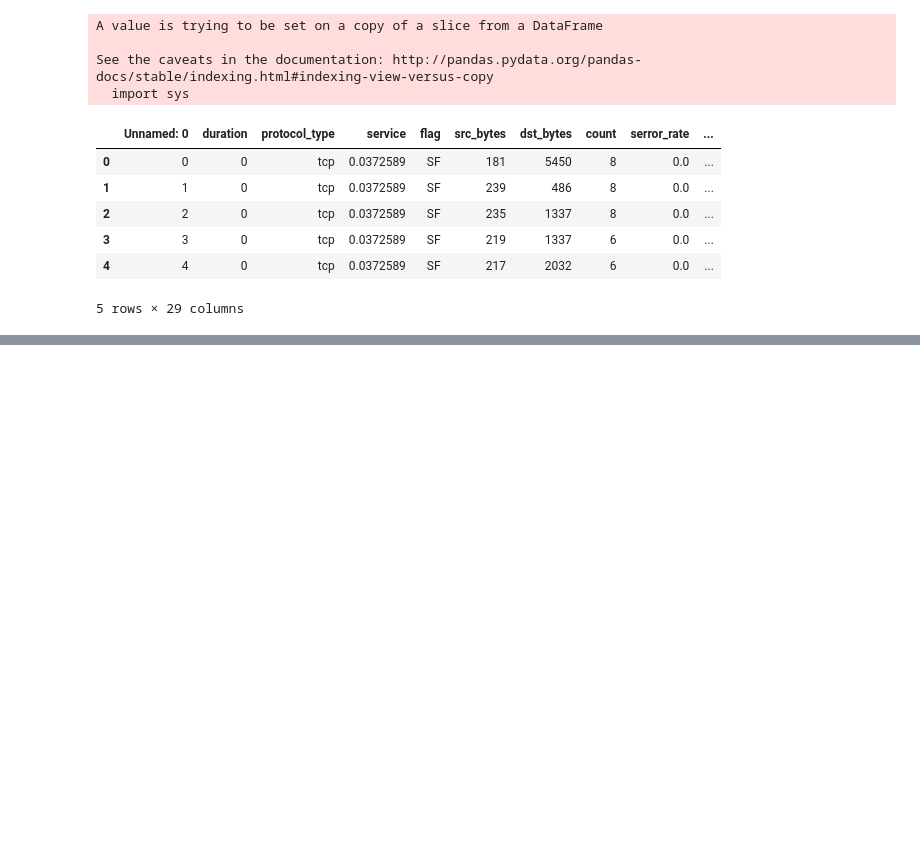
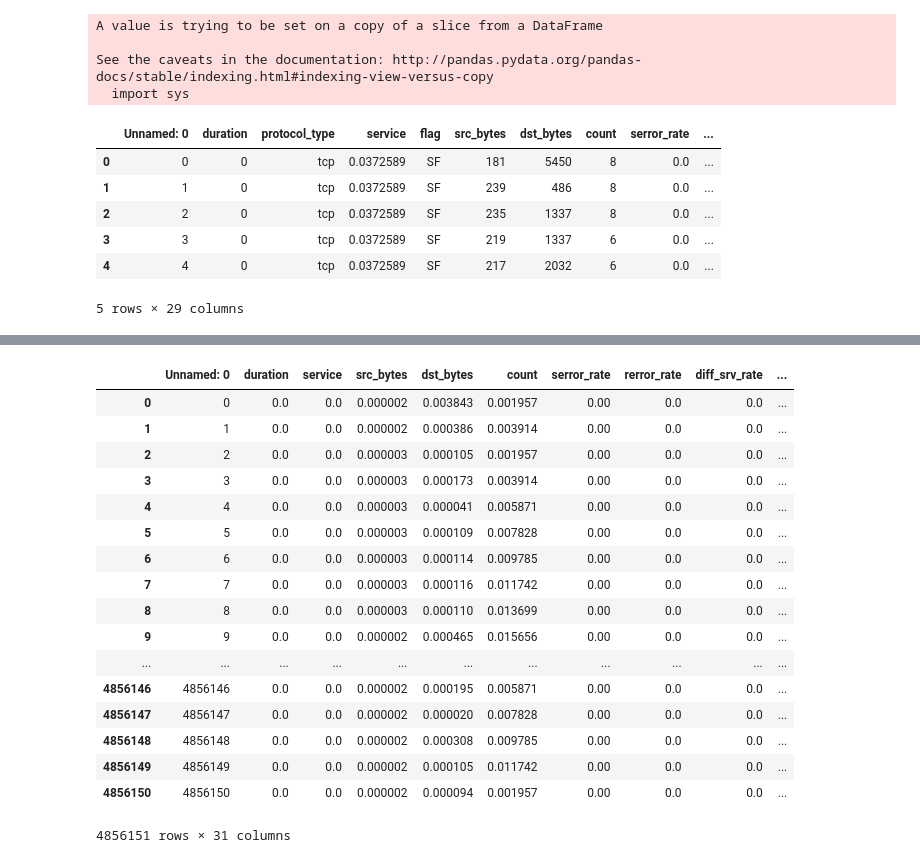
Before and after one commit to fonger900/Capstone-jupiter-notebook, a Jupyter notebook: kdd99.ipynb, the cells around one changed output, grey strips where cells are left out. Cells and saved outputs as stored; diff of their text form; code cells hidden in the pictures; blank space fills up the shorter version.

```diff
--- a/kdd99.ipynb
+++ b/kdd99.ipynb
@@ -150,0 +143,2 @@ result
+# %%
+dset = pd.read_csv('dataset/preprocessed_kdd99_dos.csv')
@@ -150,0 +147,21 @@ result
+# %%
+dset
+# %% [output]
+|  | Unnamed: 0 | duration | service | src_bytes | dst_bytes | count | serror_rate | rerror_rate | diff_srv_rate | ... |
+| 0 | 0 | 0.0 | 0.0 | 0.000002 | 0.003843 | 0.001957 | 0.00 | 0.0 | 0.0 | ... |
+| 1 | 1 | 0.0 | 0.0 | 0.000002 | 0.000386 | 0.003914 | 0.00 | 0.0 | 0.0 | ... |
+| 2 | 2 | 0.0 | 0.0 | 0.000003 | 0.000105 | 0.001957 | 0.00 | 0.0 | 0.0 | ... |
+| 3 | 3 | 0.0 | 0.0 | 0.000003 | 0.000173 | 0.003914 | 0.00 | 0.0 | 0.0 | ... |
+| 4 | 4 | 0.0 | 0.0 | 0.000003 | 0.000041 | 0.005871 | 0.00 | 0.0 | 0.0 | ... |
+| 5 | 5 | 0.0 | 0.0 | 0.000003 | 0.000109 | 0.007828 | 0.00 | 0.0 | 0.0 | ... |
+| 6 | 6 | 0.0 | 0.0 | 0.000003 | 0.000114 | 0.009785 | 0.00 | 0.0 | 0.0 | ... |
+| 7 | 7 | 0.0 | 0.0 | 0.000003 | 0.000116 | 0.011742 | 0.00 | 0.0 | 0.0 | ... |
+| 8 | 8 | 0.0 | 0.0 | 0.000003 | 0.000110 | 0.013699 | 0.00 | 0.0 | 0.0 | ... |
+| 9 | 9 | 0.0 | 0.0 | 0.000002 | 0.000465 | 0.015656 | 0.00 | 0.0 | 0.0 | ... |
+| ... | ... | ... | ... | ... | ... | ... | ... | ... | ... | ... |
+| 4856146 | 4856146 | 0.0 | 0.0 | 0.000002 | 0.000195 | 0.005871 | 0.00 | 0.0 | 0.0 | ... |
+| 4856147 | 4856147 | 0.0 | 0.0 | 0.000002 | 0.000020 | 0.007828 | 0.00 | 0.0 | 0.0 | ... |
+| 4856148 | 4856148 | 0.0 | 0.0 | 0.000002 | 0.000308 | 0.009785 | 0.00 | 0.0 | 0.0 | ... |
+| 4856149 | 4856149 | 0.0 | 0.0 | 0.000002 | 0.000105 | 0.011742 | 0.00 | 0.0 | 0.0 | ... |
+| 4856150 | 4856150 | 0.0 | 0.0 | 0.000002 | 0.000094 | 0.001957 | 0.00 | 0.0 | 0.0 | ... |
+4856151 rows × 31 columns
```
Also changed, not shown: parts of 6 cells of this notebook, 9 other files.
